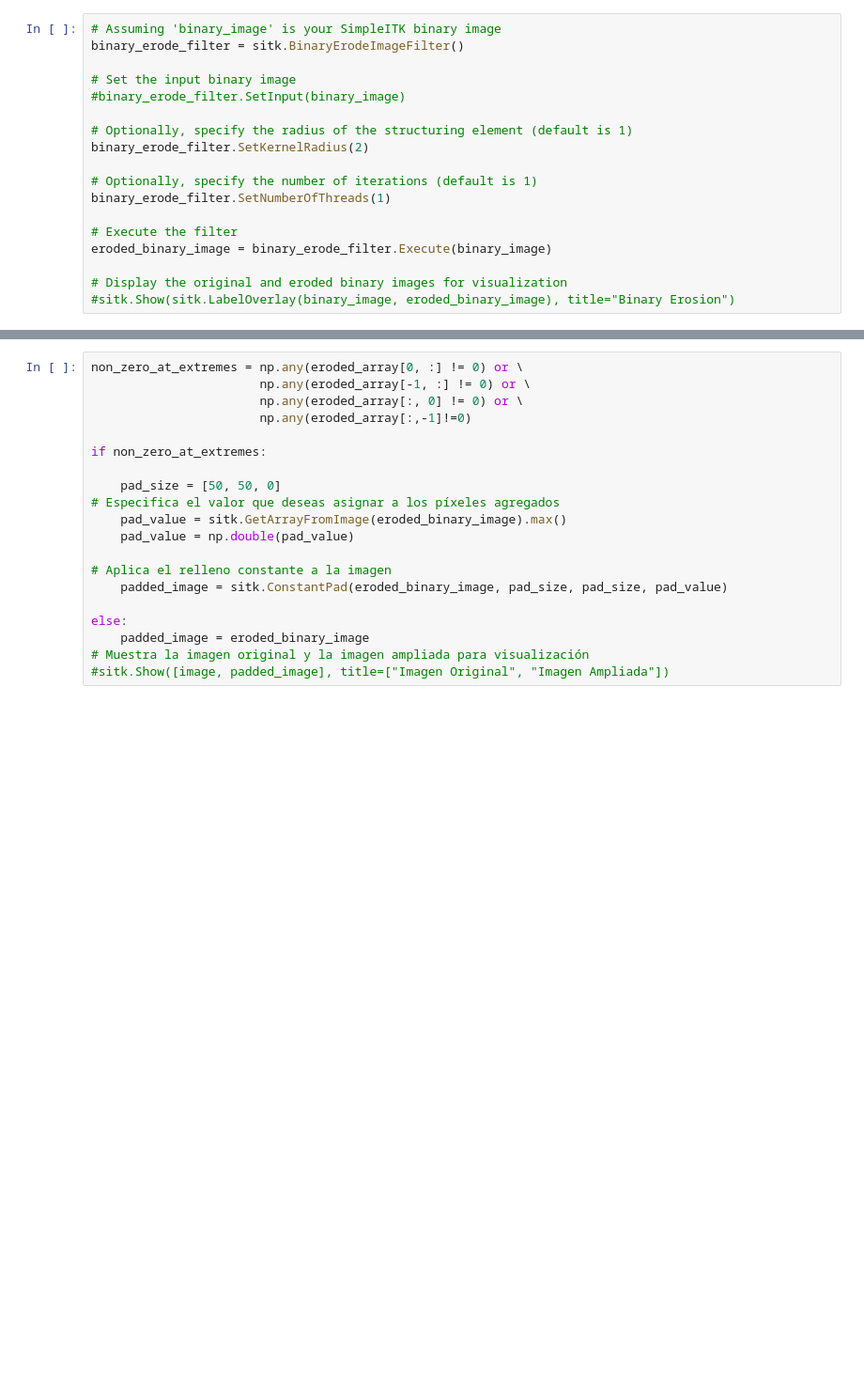
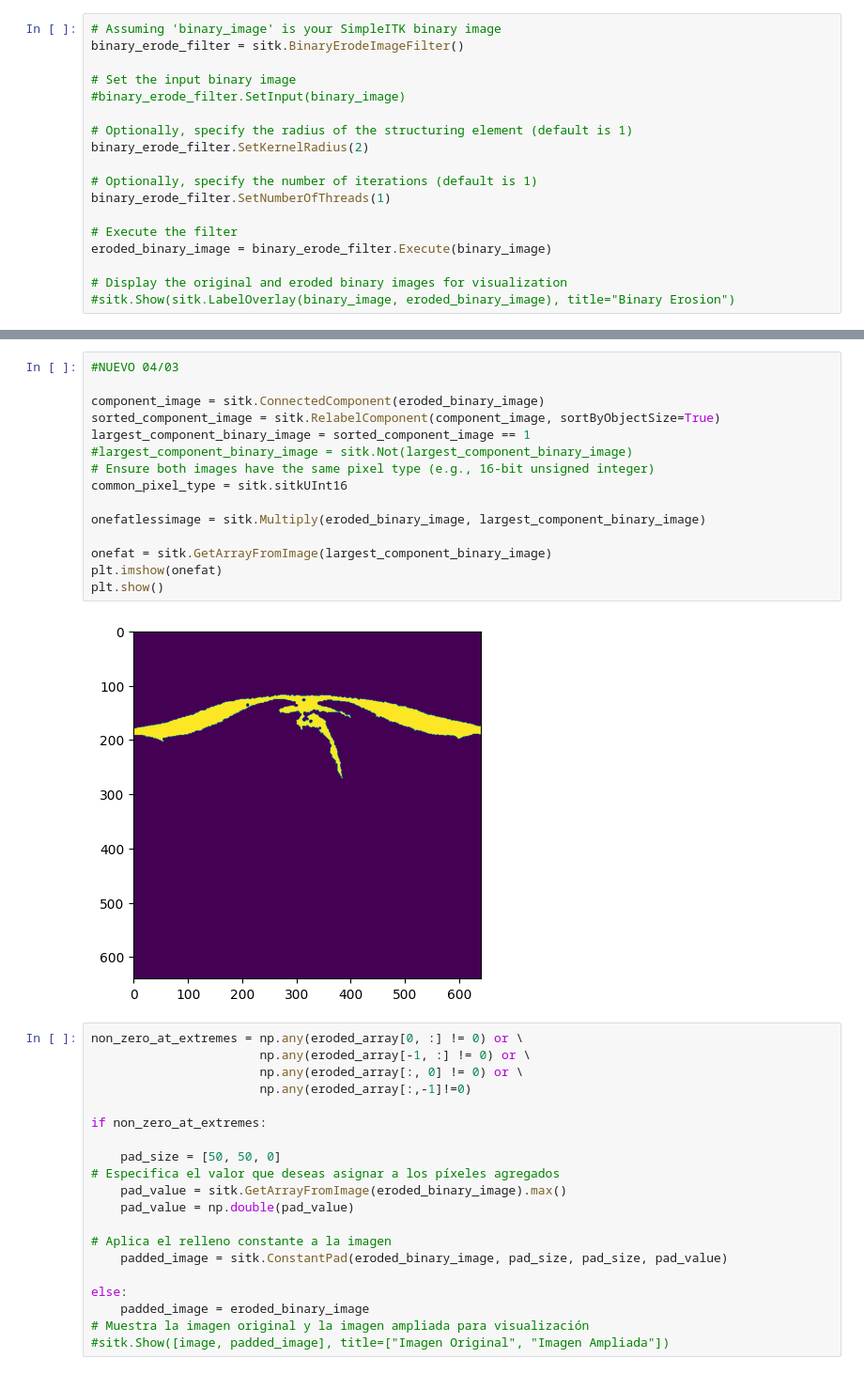
Before and after one commit to DannyStruijk/TeamChallenge, a Jupyter notebook: Prueba43.ipynb, the cells around one changed output, grey strips where cells are left out. Shown at 94% size. Drawn from its saved outputs; the diff is of its cells as text; blank space fills up the shorter version.

```diff
--- a/Prueba43.ipynb
+++ b/Prueba43.ipynb
@@ -106,3 +118,20 @@ eroded_array = sitk.GetArrayFromImage(eroded_binary_image)
+# %%
+#NUEVO 04/03
+
+component_image = sitk.ConnectedComponent(eroded_binary_image)
+sorted_component_image = sitk.RelabelComponent(component_image, sortByObjectSize=True)
+largest_component_binary_image = sorted_component_image == 1
+#largest_component_binary_image = sitk.Not(largest_component_binary_image)
+# Ensure both images have the same pixel type (e.g., 16-bit unsigned integer)
+common_pixel_type = sitk.sitkUInt16
+
+onefatlessimage = sitk.Multiply(eroded_binary_image, largest_component_binary_image)
+
+onefat = sitk.GetArrayFromImage(largest_component_binary_image)
+plt.imshow(onefat)
+plt.show()
+# %% [output]
+[figure, added]
 # %%
 non_zero_at_extremes = np.any(eroded_array[0, :] != 0) or \
                        np.any(eroded_array[-1, :] != 0) or \
```
Also changed, not shown: parts of 9 cells of this notebook, 1 other file.
